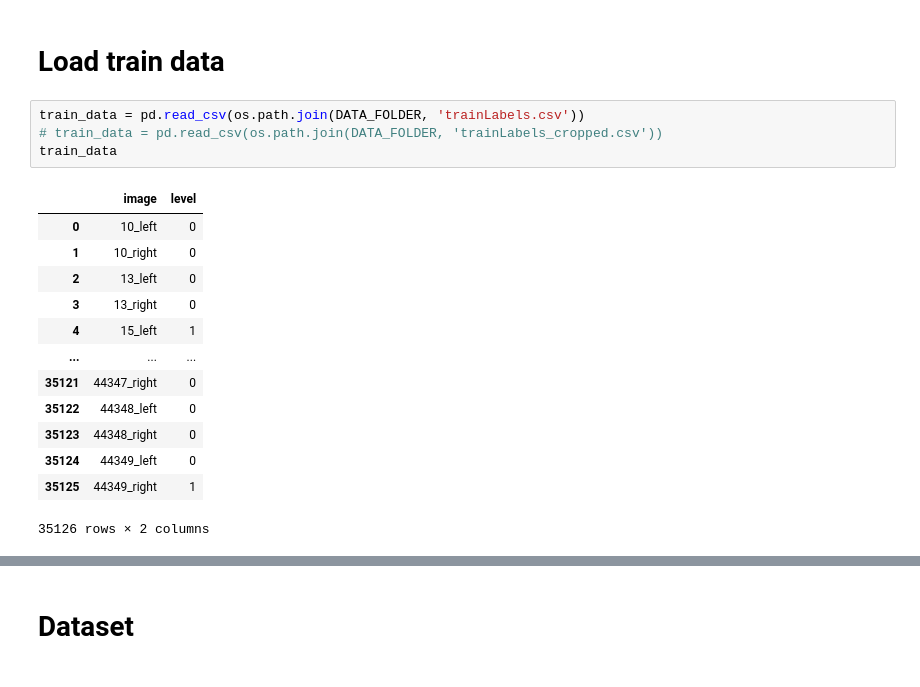
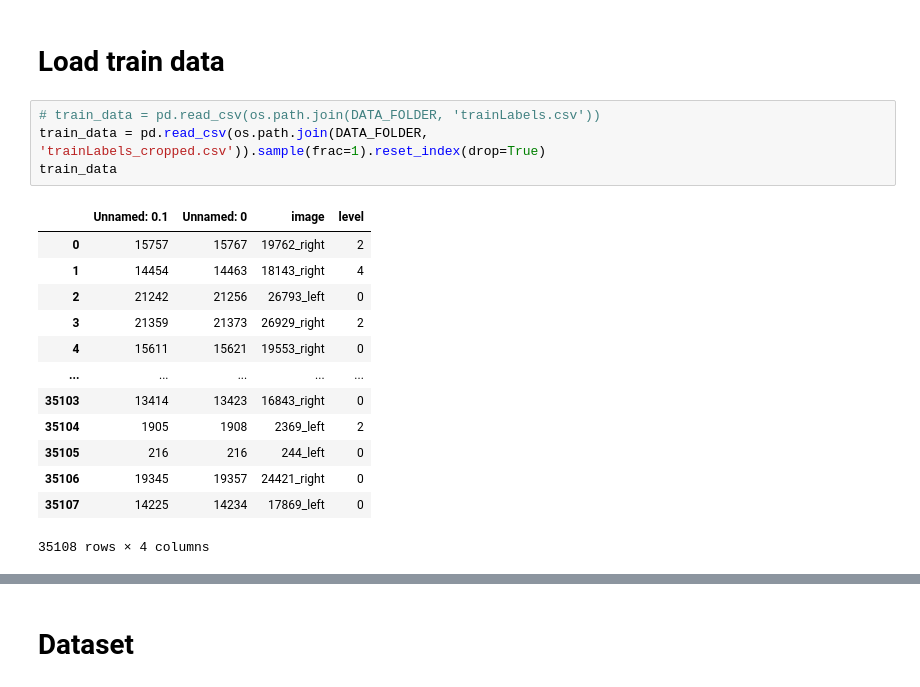
Before and after one commit to aakashks/SupCon-DR, a Jupyter notebook: output/o2.ipynb, the cells around one changed output, grey strips where cells are left out. Drawn from its saved outputs; the diff is of its cells as text.

```diff
--- a/output/o2.ipynb
+++ b/output/o2.ipynb
@@ -88,23 +82,23 @@ device = torch.device(CFG.device)
 # %% [markdown]
 # Load train data
 # %%
-train_data = pd.read_csv(os.path.join(DATA_FOLDER, 'trainLabels.csv'))
-# train_data = pd.read_csv(os.path.join(DATA_FOLDER, 'trainLabels_cropped.csv'))
+# train_data = pd.read_csv(os.path.join(DATA_FOLDER, 'trainLabels.csv'))
+train_data = pd.read_csv(os.path.join(DATA_FOLDER, 'trainLabels_cropped.csv')).sample(frac=1).reset_index(drop=True)
 train_data
 # %% [output]
-|  | image | level |
-| 0 | 10_left | 0 |
-| 1 | 10_right | 0 |
-| 2 | 13_left | 0 |
-| 3 | 13_right | 0 |
-| 4 | 15_left | 1 |
-| ... | ... | ... |
-| 35121 | 44347_right | 0 |
-| 35122 | 44348_left | 0 |
-| 35123 | 44348_right | 0 |
-| 35124 | 44349_left | 0 |
-| 35125 | 44349_right | 1 |
+|  | Unnamed: 0.1 | Unnamed: 0 | image | level |
+| 0 | 15757 | 15767 | 19762_right | 2 |
+| 1 | 14454 | 14463 | 18143_right | 4 |
+| 2 | 21242 | 21256 | 26793_left | 0 |
+| 3 | 21359 | 21373 | 26929_right | 2 |
+| 4 | 15611 | 15621 | 19553_right | 0 |
+| ... | ... | ... | ... | ... |
+| 35103 | 13414 | 13423 | 16843_right | 0 |
+| 35104 | 1905 | 1908 | 2369_left | 2 |
+| 35105 | 216 | 216 | 244_left | 0 |
+| 35106 | 19345 | 19357 | 24421_right | 0 |
+| 35107 | 14225 | 14234 | 17869_left | 0 |
-35126 rows × 2 columns
+35108 rows × 4 columns
 # %%
 # remove all images from the csv if they are not in the folder
 lst = map(lambda x: x[:-5], os.listdir(TRAIN_DATA_FOLDER))
```
Also changed, not shown: parts of 18 cells of this notebook, 4 other files.
